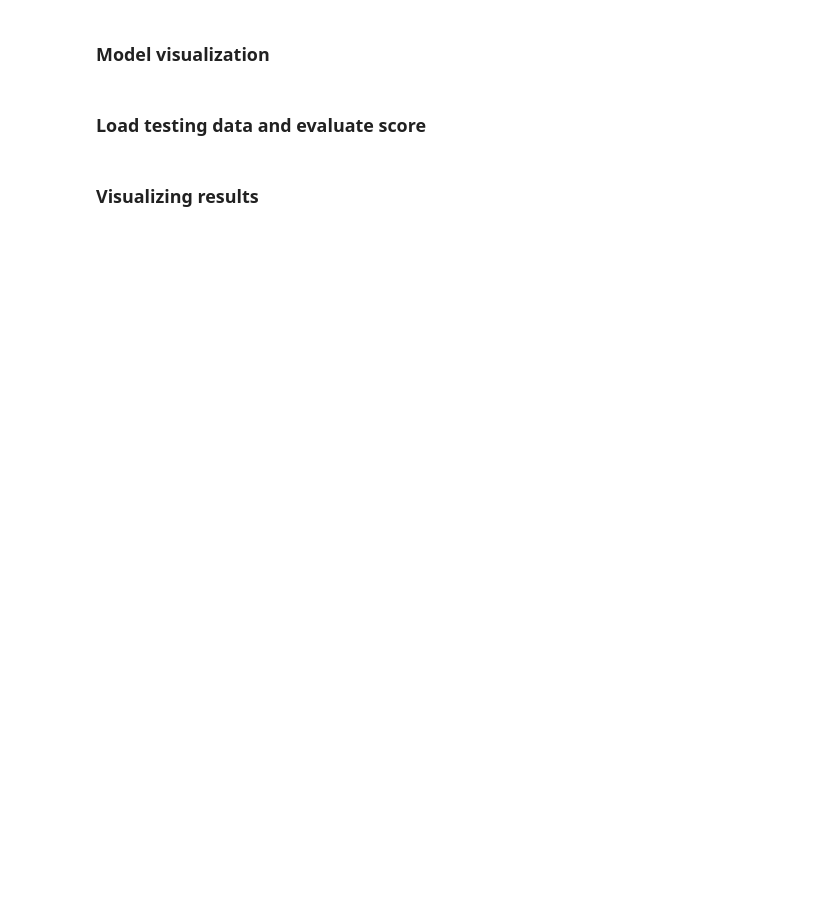
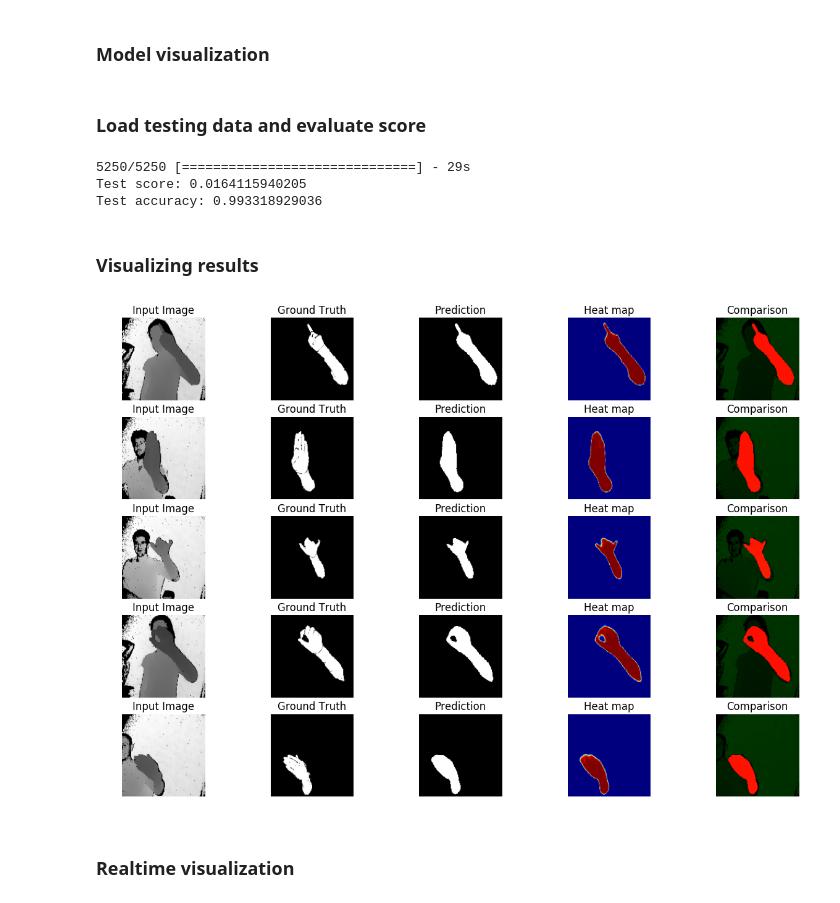
Before and after one commit to nhduong/SegNet, a Jupyter notebook: SegNet.ipynb, the cells around one changed output. Saved outputs shown, nothing was run; the diff lists cells and outputs as text; code cells hidden in the pictures; blank space fills up the shorter version.

```diff
--- a/SegNet.ipynb
+++ b/SegNet.ipynb
@@ -1,5 +1,5 @@
 # %%
-TRAIN = 1
+TRAIN = 0
 # %% [markdown]
 # SegNet model implemented with keras
 # %%
@@ -298,18 +350,16 @@ Compiled: OK
 # %% [markdown]
 ### Train model or load existing weights
 # %%
-train_data, train_label = prep_data('train')
-test_data, test_label = prep_data('test')
+if TRAIN == 1:
+    nb_epoch = 20
+    batch_size = 8
 
-nb_epoch = 20
-batch_size = 8
+    early_stopping = EarlyStopping(monitor='val_loss', verbose=1, patience=5)
 
-early_stopping = EarlyStopping(monitor='val_loss', verbose=1, patience=5)
+    history = autoencoder.fit(train_data, train_label,
+                              batch_size=batch_size, epochs=nb_epoch,
+                              verbose=1,
+                              validation_data=(test_data, test_label),
+                              callbacks=[early_stopping])
 
-history = autoencoder.fit(train_data, train_label,
-                          batch_size=batch_size, epochs=nb_epoch,
-                          verbose=1,
-                          validation_data=(test_data, test_label),
-                          callbacks=[early_stopping])
-
-autoencoder.save_weights('model_5l_weight_ep50.hdf5')
+    autoencoder.save_weights('model_5l_weight_ep50.hdf5')
@@ -335,8 +367,10 @@ Epoch 9/20
 # plt.imshow(train_data[0, :, :, 0], cmap='gray')
 # plt.show()
 # %%
-autoencoder.save_weights('model_5l_weight_ep50.hdf5')
-# autoencoder.load_weights('model_5l_weight_ep50.hdf5')
+if TRAIN == 1:
+    autoencoder.save_weights('model_5l_weight_ep50.hdf5')
+else:
+    autoencoder.load_weights('model_5l_weight_ep50.hdf5')
 # %% [markdown]
 ### Model visualization
 # %%
@@ -344,14 +378,18 @@ plot_model(autoencoder, to_file='model.png', show_shapes=True)
 # %% [markdown]
 ### Load testing data and evaluate score
 # %%
-test_data, test_label = prep_data('test')
-score = autoencoder.evaluate(test_data, test_label, verbose=0)
+# test_data, test_label = prep_data('test')
+score = autoencoder.evaluate(test_data, test_label, verbose=1)
 print('Test score:', score[0])
 print('Test accuracy:', score[1])
 
-train_data, train_label = prep_data('train')
-score = autoencoder.evaluate(train_data, train_label, verbose=0)
-print('Train score:', score[0])
-print('Train accuracy:', score[1])
+# train_data, train_label = prep_data('train')
+# score = autoencoder.evaluate(train_data, train_label, verbose=0)
+# print('Train score:', score[0])
+# print('Train accuracy:', score[1])
+# %% [output]
+5250/5250 [==============================] - 29s
+Test score: 0.0164115940205
+Test accuracy: 0.993318929036
 # %% [markdown]
 ### Visualizing results
@@ -358,6 +446,14 @@ print('Train accuracy:', score[1])
 # %%
-output = autoencoder.predict_proba(test_data, verbose=0)
-# output = autoencoder.predict_proba(train_data, verbose=0)
+testing_indx = np.random.choice(n_test, 5)
+
+test_ite = test_data[testing_indx, :, :, :]
+# test_ite = np.expand_dims(test_ite, axis=0)
+
+output = autoencoder.predict_proba(test_ite, verbose=0)
 output = output.reshape((output.shape[0], img_h, img_w, n_labels))
 
-plot_results(output)
+plot_results_2(output, testing_indx)
+# %% [output]
+[figure, added]
+# %% [markdown]
+### Realtime visualization
```
Also changed, not shown: parts of 11 cells of this notebook.
